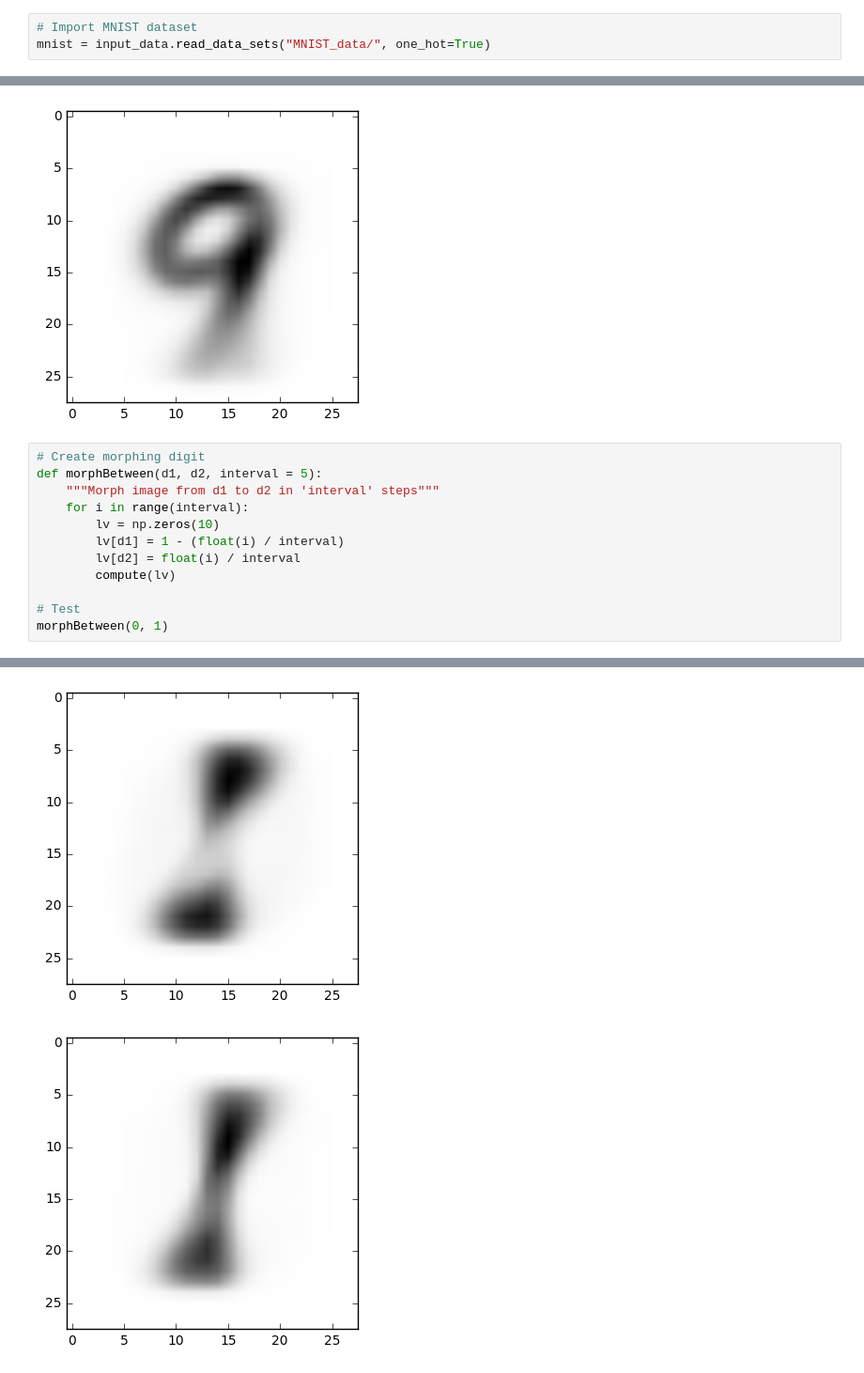
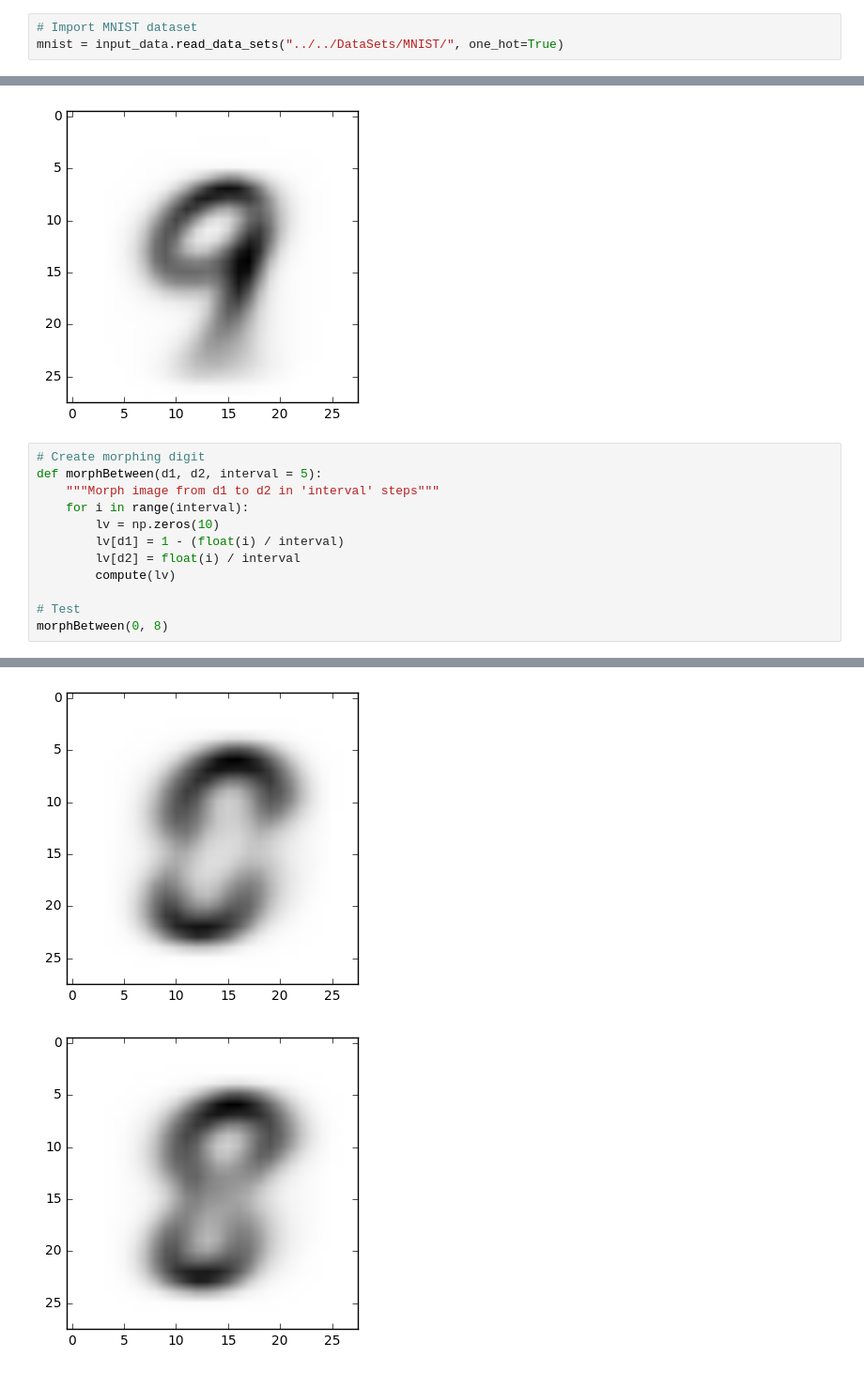
Before and after one commit to abeoliver/ReverseLearning, a Jupyter notebook: NeuralNetwork/Notebooks/MNIST Labels to Image.ipynb, the cells around one changed output, grey strips where cells are left out. Shown: that part at 94% size. Saved outputs shown, nothing was run; the diff lists cells and outputs as text.

```diff
--- a/NeuralNetwork/Notebooks/MNIST Labels to Image.ipynb
+++ b/NeuralNetwork/Notebooks/MNIST Labels to Image.ipynb
@@ -15,5 +15,5 @@ sess = tf.InteractiveSession()
 from tensorflow.examples.tutorials.mnist import input_data
 # %%
 # Import MNIST dataset
-mnist = input_data.read_data_sets("MNIST_data/", one_hot=True)
+mnist = input_data.read_data_sets("../../DataSets/MNIST/", one_hot=True)
 # %% [output]
@@ -116,6 +116,6 @@ def morphBetween(d1, d2, interval = 5):
         compute(lv)
 
 # Test
-morphBetween(0, 1)
+morphBetween(0, 8)
 # %% [output]
 [figure]
@@ -124,2 +124,2 @@ morphBetween(0, 1)
-[figure, old version]
+[figure, new version]
-[figure, old version]
+[figure, new version]
```
Also changed, not shown: parts of 3 cells of this notebook, 2 other files.
